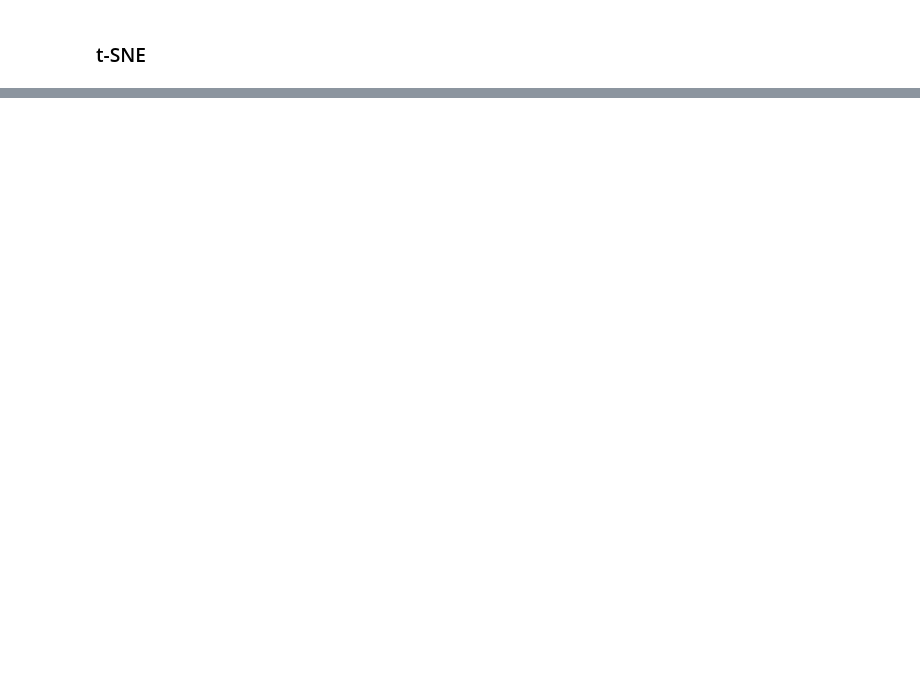
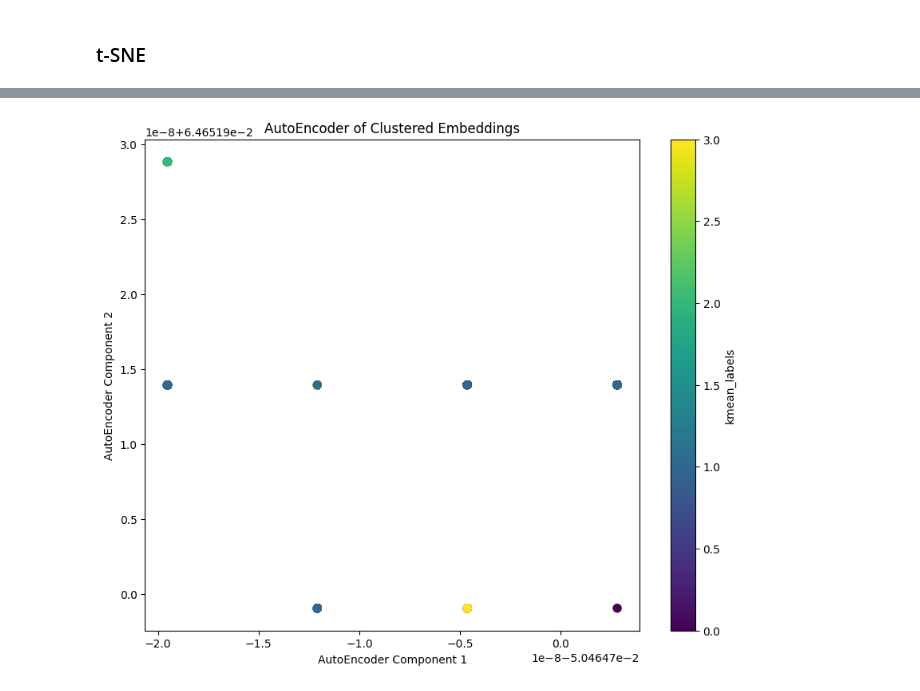
Before and after one commit to zz9tf/Fine-Tuned-GPT-2-with-articles-ground-truth, a Jupyter notebook: code/llamaIndex/visualize.ipynb, the cells around one changed output, grey strips where cells are left out. Cells and saved outputs as stored; diff of their text form; code cells hidden in the pictures; blank space fills up the shorter version.

```diff
--- a/code/llamaIndex/visualize.ipynb
+++ b/code/llamaIndex/visualize.ipynb
@@ -8,2 +8,6 @@ df = pd.read_hdf("cluster_result.h5")
+# %%
+df_ae = pd.read_hdf("cluster_result_ae.h5")
+# %%
+df_kmeans = pd.read_hdf("cluster_result_kmeans.h5")
 # %% [markdown]
 ### PCA
@@ -47,0 +113,11 @@ plt.show()
+# %%
+# Plot the results
+plt.figure(figsize=(10, 8))
+scatter = plt.scatter(df_ae['AE1'], df_ae['AE2'], c=df_kmeans['kmean_labels'], cmap='viridis', s=50)
+plt.colorbar(scatter, label='kmean_labels')
+plt.title('AutoEncoder of Clustered Embeddings')
+plt.xlabel('AutoEncoder Component 1')
+plt.ylabel('AutoEncoder Component 2')
+plt.show()
+# %% [output]
+[figure, added]
```
Also changed, not shown: parts of 8 cells of this notebook, 5 other files.
